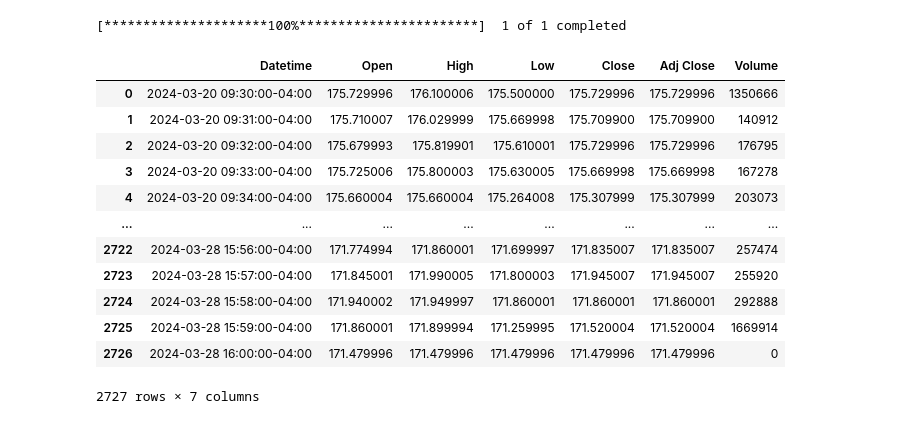
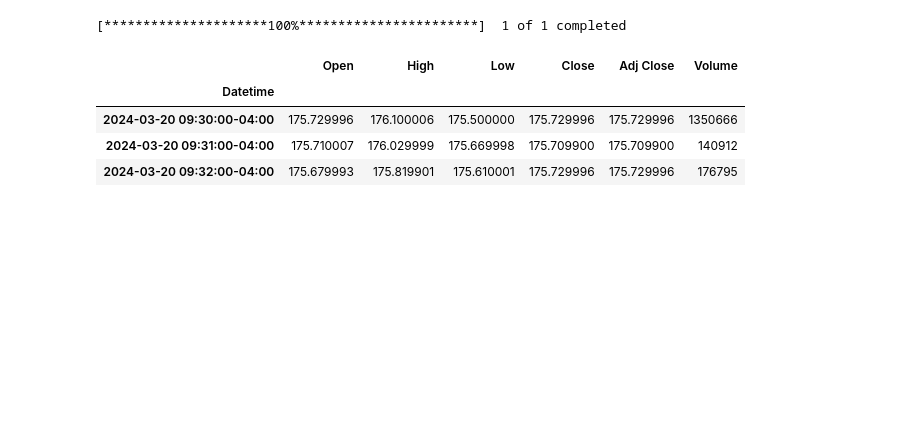
Before and after one commit to joudabihaidar/MarketMind, a Jupyter notebook: notebooks/labeling.ipynb, the cells around one changed output. Drawn from its saved outputs; the diff is of its cells as text; code cells hidden in the pictures; blank space fills up the shorter version.

```diff
--- a/notebooks/labeling.ipynb
+++ b/notebooks/labeling.ipynb
@@ -5,22 +5,14 @@ from datetime import datetime, timedelta
 import pytz
 # %%
 aapl = yf.download(tickers="AAPL", period="7d", interval="1m")
-aapl.reset_index(inplace=True)
-aapl
+#aapl.reset_index(inplace=True)
+aapl.head(3)
 # %% [output]
 [*********************100%***********************]  1 of 1 completed
-|  | Datetime | Open | High | Low | Close | Adj Close | Volume |
-| 0 | 2024-03-20 09:30:00-04:00 | 175.729996 | 176.100006 | 175.500000 | 175.729996 | 175.729996 | 1350666 |
-| 1 | 2024-03-20 09:31:00-04:00 | 175.710007 | 176.029999 | 175.669998 | 175.709900 | 175.709900 | 140912 |
-| 2 | 2024-03-20 09:32:00-04:00 | 175.679993 | 175.819901 | 175.610001 | 175.729996 | 175.729996 | 176795 |
-| 3 | 2024-03-20 09:33:00-04:00 | 175.725006 | 175.800003 | 175.630005 | 175.669998 | 175.669998 | 167278 |
-| 4 | 2024-03-20 09:34:00-04:00 | 175.660004 | 175.660004 | 175.264008 | 175.307999 | 175.307999 | 203073 |
-| ... | ... | ... | ... | ... | ... | ... | ... |
-| 2722 | 2024-03-28 15:56:00-04:00 | 171.774994 | 171.860001 | 171.699997 | 171.835007 | 171.835007 | 257474 |
-| 2723 | 2024-03-28 15:57:00-04:00 | 171.845001 | 171.990005 | 171.800003 | 171.945007 | 171.945007 | 255920 |
-| 2724 | 2024-03-28 15:58:00-04:00 | 171.940002 | 171.949997 | 171.860001 | 171.860001 | 171.860001 | 292888 |
-| 2725 | 2024-03-28 15:59:00-04:00 | 171.860001 | 171.899994 | 171.259995 | 171.520004 | 171.520004 | 1669914 |
-| 2726 | 2024-03-28 16:00:00-04:00 | 171.479996 | 171.479996 | 171.479996 | 171.479996 | 171.479996 | 0 |
+|  | Open | High | Low | Close | Adj Close | Volume |
+| Datetime |  |  |  |  |  |  |
+| 2024-03-20 09:30:00-04:00 | 175.729996 | 176.100006 | 175.500000 | 175.729996 | 175.729996 | 1350666 |
+| 2024-03-20 09:31:00-04:00 | 175.710007 | 176.029999 | 175.669998 | 175.709900 | 175.709900 | 140912 |
+| 2024-03-20 09:32:00-04:00 | 175.679993 | 175.819901 | 175.610001 | 175.729996 | 175.729996 | 176795 |
-2727 rows × 7 columns
 # %%
 data=pd.read_csv(r'C:\Users\Legion\Desktop\FinalYearProject\data\News.csv')
```
Also changed, not shown: parts of 12 cells of this notebook, 2 other files.
